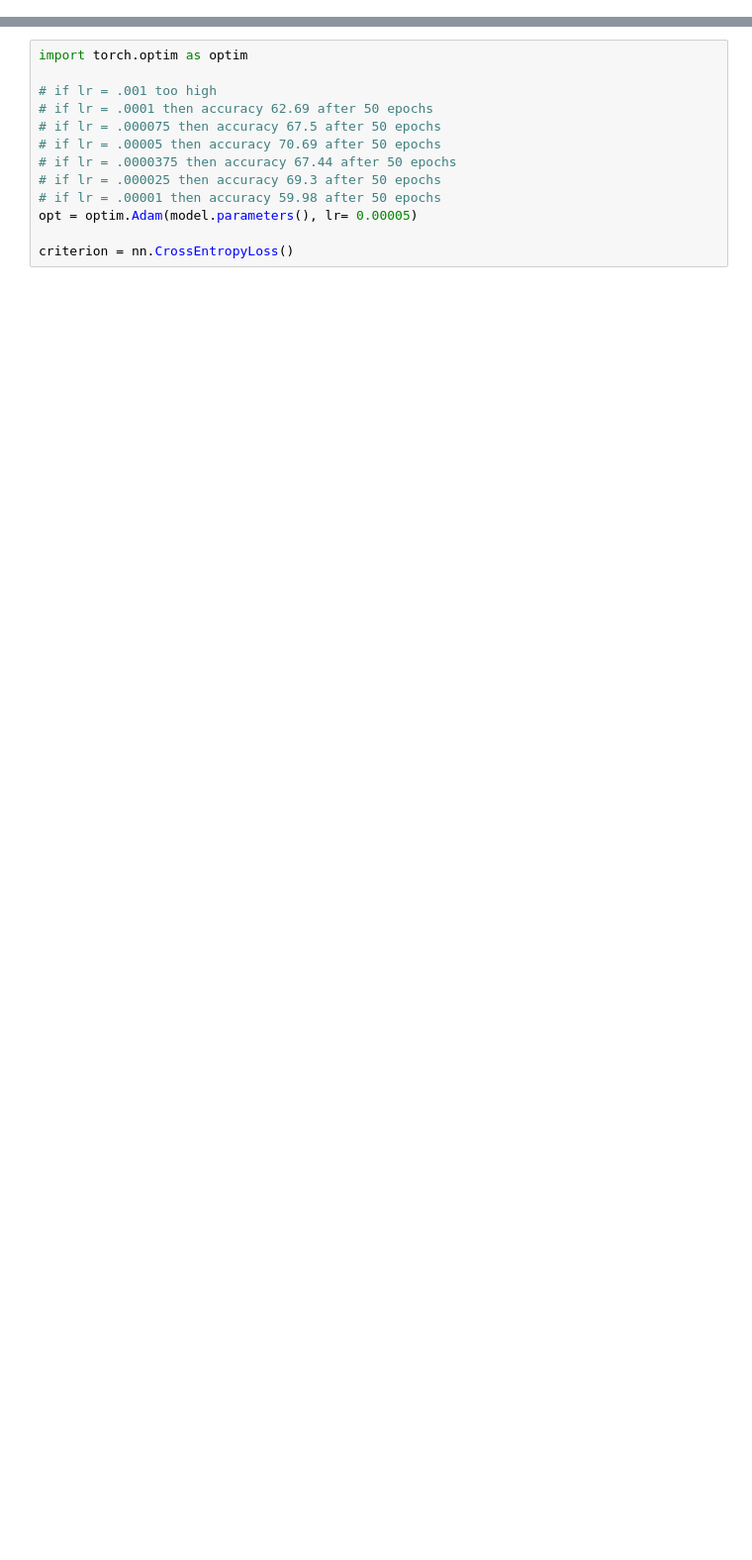
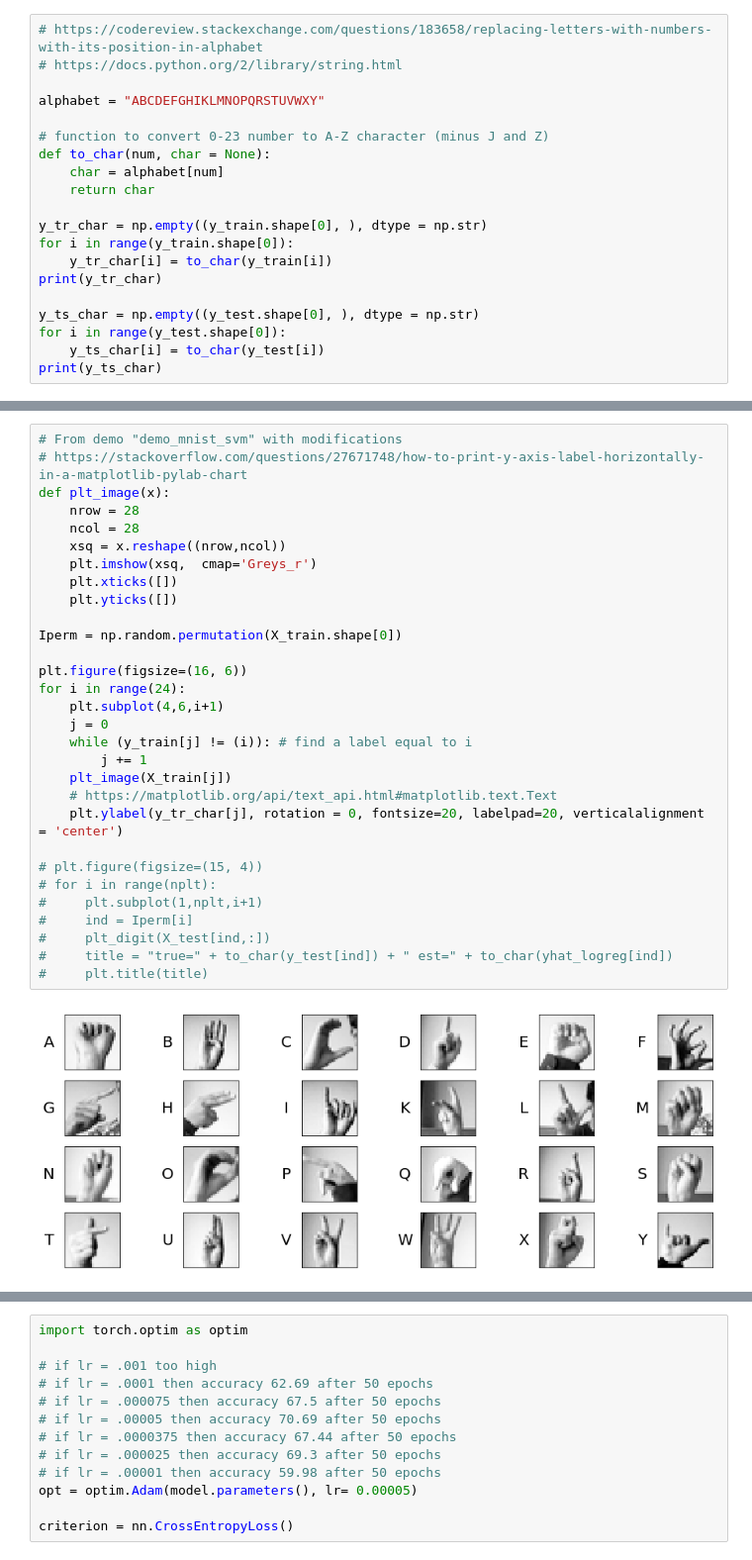
Before and after one commit to neilpretzel/ECE_4194_Project, a Jupyter notebook: ECE_4194_Project.ipynb, the cells around one changed output, grey strips where cells are left out. Shown: that part at 99% size. Drawn from its saved outputs; the diff is of its cells as text; blank space fills up the shorter version.

```diff
--- a/ECE_4194_Project.ipynb
+++ b/ECE_4194_Project.ipynb
@@ -201,0 +74,20 @@ plt.show()
+# %%
+# https://codereview.stackexchange.com/questions/183658/replacing-letters-with-numbers-with-its-position-in-alphabet
+# https://docs.python.org/2/library/string.html
+
+alphabet = "ABCDEFGHIKLMNOPQRSTUVWXY"
+
+# function to convert 0-23 number to A-Z character (minus J and Z)
+def to_char(num, char = None):
+    char = alphabet[num]
+    return char
+
+y_tr_char = np.empty((y_train.shape[0], ), dtype = np.str)
+for i in range(y_train.shape[0]):
+    y_tr_char[i] = to_char(y_train[i])
+print(y_tr_char)
+
+y_ts_char = np.empty((y_test.shape[0], ), dtype = np.str)
+for i in range(y_test.shape[0]):
+    y_ts_char[i] = to_char(y_test[i])
+print(y_ts_char)
@@ -201,0 +97,32 @@ plt.show()
+# %%
+# From demo "demo_mnist_svm" with modifications
+# https://stackoverflow.com/questions/27671748/how-to-print-y-axis-label-horizontally-in-a-matplotlib-pylab-chart
+def plt_image(x):
+    nrow = 28
+    ncol = 28
+    xsq = x.reshape((nrow,ncol))
+    plt.imshow(xsq,  cmap='Greys_r')
+    plt.xticks([])
+    plt.yticks([])
+
+Iperm = np.random.permutation(X_train.shape[0])
+
+plt.figure(figsize=(16, 6))
+for i in range(24):
+    plt.subplot(4,6,i+1)
+    j = 0
+    while (y_train[j] != (i)): # find a label equal to i
+        j += 1
+    plt_image(X_train[j])
+    # https://matplotlib.org/api/text_api.html#matplotlib.text.Text
+    plt.ylabel(y_tr_char[j], rotation = 0, fontsize=20, labelpad=20, verticalalignment = 'center')
+
+# plt.figure(figsize=(15, 4))
+# for i in range(nplt):
+#     plt.subplot(1,nplt,i+1)
+#     ind = Iperm[i]
+#     plt_digit(X_test[ind,:])
+#     title = "true=" + to_char(y_test[ind]) + " est=" + to_char(yhat_logreg[ind])
+#     plt.title(title)
+# %% [output]
+[figure, added]
```
Also changed, not shown: parts of 62 cells of this notebook.
